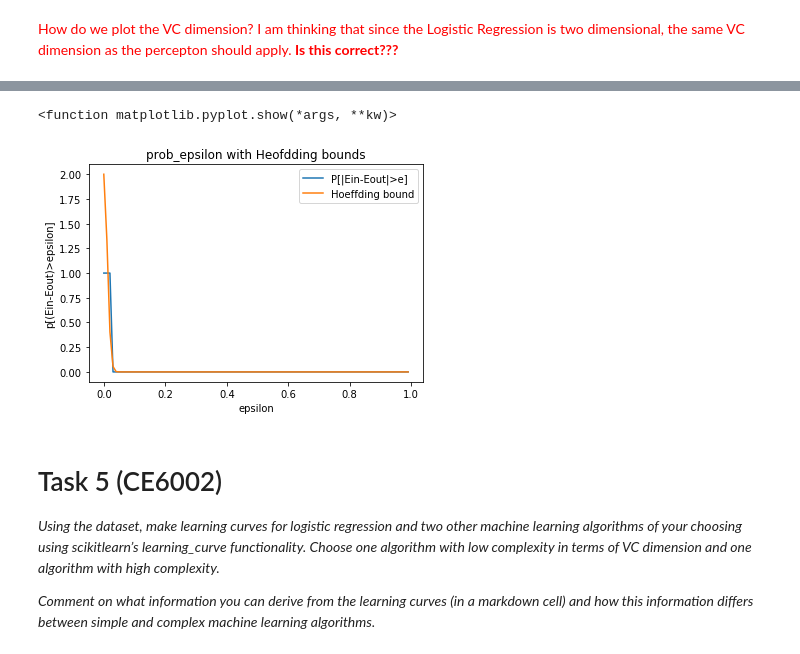
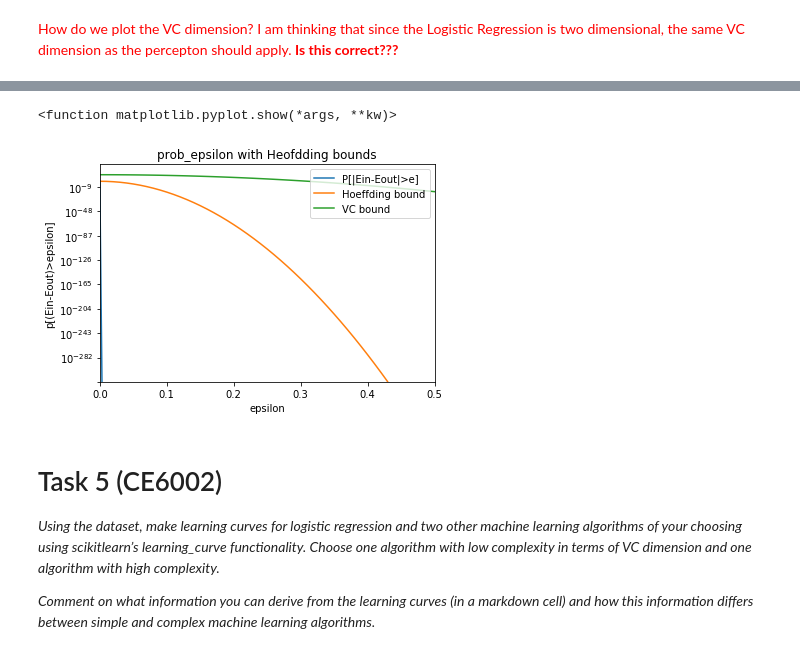
Before and after one commit to vipulpopat/MSCAI_Sem1_Etivity2, a Jupyter notebook: Etivity2-18263461.ipynb, the cells around one changed output, grey strips where cells are left out. Drawn from its saved outputs; the diff is of its cells as text; code cells hidden in the pictures.

Commit message:
Adding to task 1. Adding VC bound to task 4 (incomplete)

```diff
--- a/Etivity2-18263461.ipynb
+++ b/Etivity2-18263461.ipynb
@@ -249,0 +481,2 @@ My view would be to replace all the NaN with category of UNKNOWN. The advantage
+# %%
+data['contact'].fillna('cellular', inplace=True)
@@ -279,0 +541,2 @@ dtype: object
+# %%
+data['poutcome'] = data.apply(lambda x: "not-started" if pd.isnull(x['poutcome']) & (x['pdays']==-1) else x['poutcome'], axis=1)
@@ -289,7 +560,7 @@ dtype: object
 Let's start by generating an array of boxplot showing the outliers for each numerical value in the data set.
 # %%
 numeric_features = data.select_dtypes(include=[np.number]).columns.tolist()
-numeric_features.remove('Unnamed: 0')
+#numeric_features.remove('Unnamed: 0')
 print(numeric_features)
 # %% [output]
 ['age', 'balance', 'ratio_bal_ln', 'ratio_ln_inc', 'day', 'duration', 'campaign', 'pdays', 'previous']
@@ -352,6 +663,10 @@ We notice that the array of **histograms is less expressive** that the box plots
 # %%
 # Use a log transformation to decrease the impact of extreme values in column LoanAmount
-data['balance_log'] = np.log(data['balance'].replace(0, np.nan))
+#data['balance_log'] = np.log(data['balance'].replace(0, np.nan))
+
+min_balance = data['balance'].min()
+data['b2'] = data['balance'].replace(0, np.nan)
+data['balance_log'] = np.log(data.b2.apply(lambda x: x + abs(min_balance) + 1))
 # %%
 # Replace the NaN with zeros
 data['balance_log'] = data['balance_log'].replace(np.nan, 0)
@@ -568,15 +901,22 @@ print(get_vc_bound(N, dvc, tolerance, Ein))
 # %%
 plt.figure()
 plt.plot(epsilons, prob_epsilon, label='P[|Ein-Eout|>e]')
 plt.plot(epsilons, [2*math.exp(-2*e**2*N) for e in epsilons], label='Hoeffding bound')
+plt.plot(epsilons, [4*(2*math.pow(N,dvc)+1) *math.exp(-(1/8)*e**2*N) for e in epsilons], label='VC bound')
+
+axes = plt.gca()
+axes.set_xlim([0,0.5])
+#axes.set_ylim([0,1])
+
+plt.yscale('log')
 plt.xlabel('epsilon')
 plt.ylabel('p[(Ein-Eout)>epsilon]')
 plt.title('prob_epsilon with Heofdding bounds')
 plt.legend(loc='upper right')
 plt.show
 # %% [output]
 <function matplotlib.pyplot.show(*args, **kw)>
-[figure, old version]
+[figure, new version]
 # %% [markdown]
 # Task 5 (CE6002)
 
```
Also changed, not shown: parts of 90 cells of this notebook.
